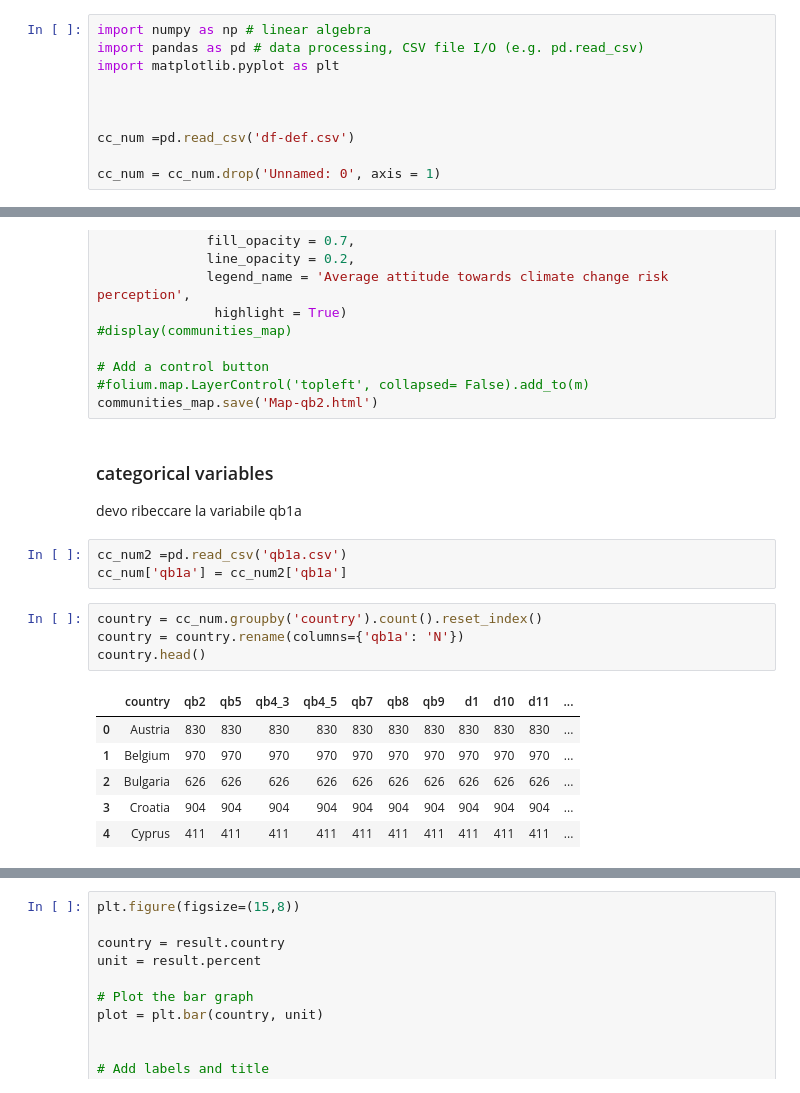
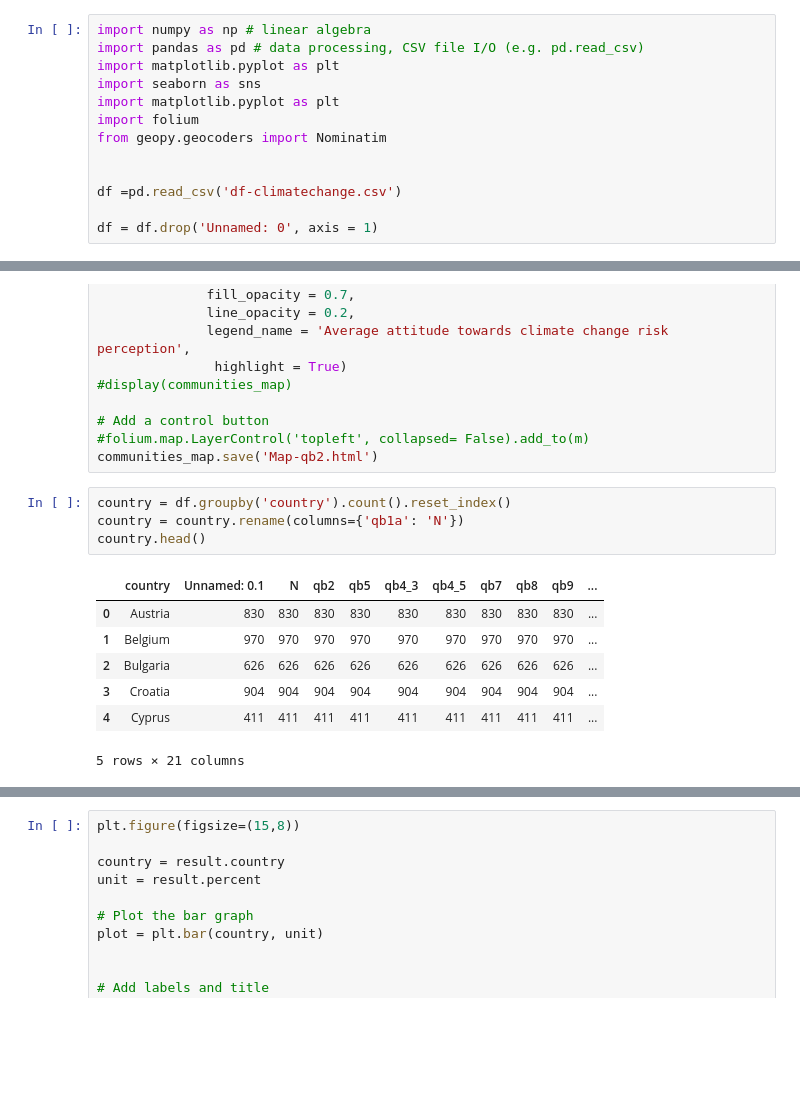
Before and after one commit to claudiagiuspoli/pro-environmental-behaviour, a Jupyter notebook: data viz.ipynb, the cells around one changed output, grey strips where cells are left out. Saved outputs shown, nothing was run; the diff lists cells and outputs as text; blank space fills up the shorter version.

```diff
--- a/data viz.ipynb
+++ b/data viz.ipynb
@@ -2,9 +2,12 @@
 import numpy as np # linear algebra
 import pandas as pd # data processing, CSV file I/O (e.g. pd.read_csv)
 import matplotlib.pyplot as plt
+import seaborn as sns
+import matplotlib.pyplot as plt
+import folium
+from geopy.geocoders import Nominatim
 
 
+df =pd.read_csv('df-climatechange.csv')
 
-cc_num =pd.read_csv('df-def.csv')
-
-cc_num = cc_num.drop('Unnamed: 0', axis = 1)
+df = df.drop('Unnamed: 0', axis = 1)
@@ -631,23 +549,16 @@ communities_map.choropleth(geo_data = communities_geo,
 # Add a control button
 #folium.map.LayerControl('topleft', collapsed= False).add_to(m)
 communities_map.save('Map-qb2.html')
-# %% [markdown]
-### categorical variables
-
-
-devo ribeccare la variabile qb1a
-# %%
-cc_num2 =pd.read_csv('qb1a.csv')
-cc_num['qb1a'] = cc_num2['qb1a']
 # %%
-country = cc_num.groupby('country').count().reset_index()
+country = df.groupby('country').count().reset_index()
 country = country.rename(columns={'qb1a': 'N'})
 country.head()
 # %% [output]
-|  | country | qb2 | qb5 | qb4_3 | qb4_5 | qb7 | qb8 | qb9 | d1 | d10 | d11 | ... |
-| 0 | Austria | 830 | 830 | 830 | 830 | 830 | 830 | 830 | 830 | 830 | 830 | ... |
-| 1 | Belgium | 970 | 970 | 970 | 970 | 970 | 970 | 970 | 970 | 970 | 970 | ... |
-| 2 | Bulgaria | 626 | 626 | 626 | 626 | 626 | 626 | 626 | 626 | 626 | 626 | ... |
-| 3 | Croatia | 904 | 904 | 904 | 904 | 904 | 904 | 904 | 904 | 904 | 904 | ... |
-| 4 | Cyprus | 411 | 411 | 411 | 411 | 411 | 411 | 411 | 411 | 411 | 411 | ... |
+|  | country | Unnamed: 0.1 | N | qb2 | qb5 | qb4_3 | qb4_5 | qb7 | qb8 | qb9 | ... |
+| 0 | Austria | 830 | 830 | 830 | 830 | 830 | 830 | 830 | 830 | 830 | ... |
+| 1 | Belgium | 970 | 970 | 970 | 970 | 970 | 970 | 970 | 970 | 970 | ... |
+| 2 | Bulgaria | 626 | 626 | 626 | 626 | 626 | 626 | 626 | 626 | 626 | ... |
+| 3 | Croatia | 904 | 904 | 904 | 904 | 904 | 904 | 904 | 904 | 904 | ... |
+| 4 | Cyprus | 411 | 411 | 411 | 411 | 411 | 411 | 411 | 411 | 411 | ... |
+5 rows × 21 columns
 # %%
```
Also changed, not shown: parts of 52 cells of this notebook, 8 other files.
